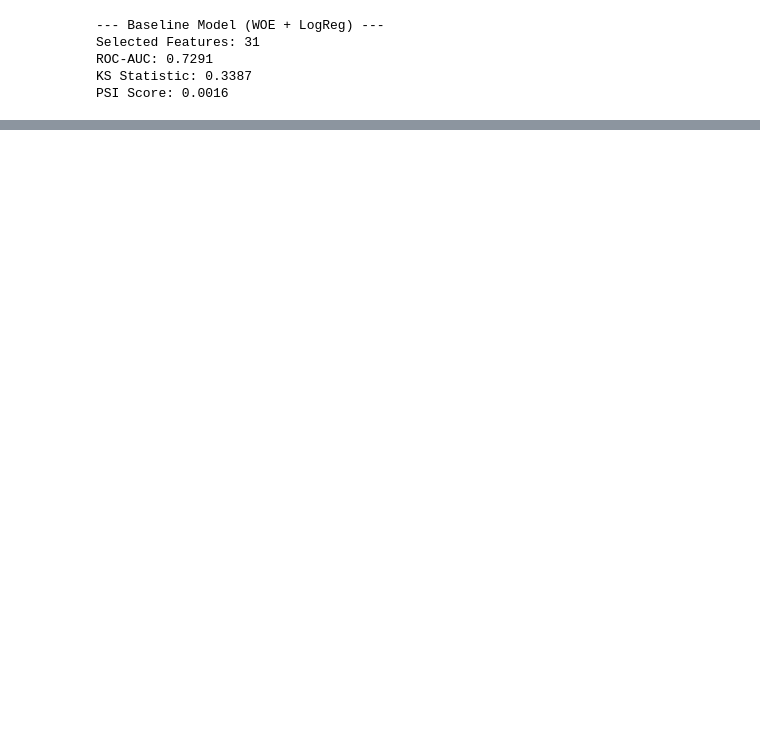
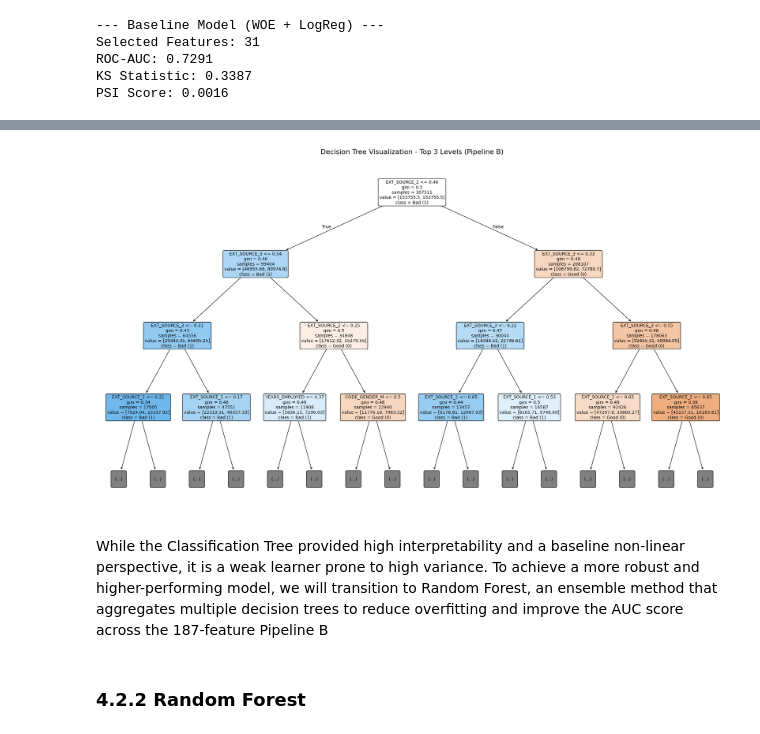
Before and after one commit to wzls3170/creditcard-analysis, a Jupyter notebook: Home Credit Default Risk.ipynb, the cells around one changed output, grey strips where cells are left out. Drawn from its saved outputs; the diff is of its cells as text; code cells hidden in the pictures; blank space fills up the shorter version.

```diff
--- a/Home Credit Default Risk.ipynb
+++ b/Home Credit Default Risk.ipynb
@@ -541,0 +735,21 @@ PSI Score: 0.0016
+# %%
+plt.figure(figsize=(26,15))
+
+# Plotting the first 3 levels to maintain readability in the report
+tree.plot_tree(tree_model,
+               max_depth=3,                  # Only show top levels for the presentation
+               feature_names=X_train_final.columns,
+               class_names=['Good (0)', 'Bad (1)'],
+               filled=True,                  # Color nodes by majority class
+               rounded=True,                 # Use rounded edges
+               fontsize=10,
+               precision=2)                  # Round decimal values
+
+plt.title("Decision Tree Visualization - Top 3 Levels (Pipeline B)", fontsize=16)
+plt.show()
+# %% [output]
+[figure, added]
+# %% [markdown]
+While the Classification Tree provided high interpretability and a baseline non-linear perspective, it is a weak learner prone to high variance. To achieve a more robust and higher-performing model, we will transition to Random Forest, an ensemble method that aggregates multiple decision trees to reduce overfitting and improve the AUC score across the 187-feature Pipeline B
+# %% [markdown]
+### 4.2.2 Random Forest
```
Also changed, not shown: parts of 24 cells of this notebook.
